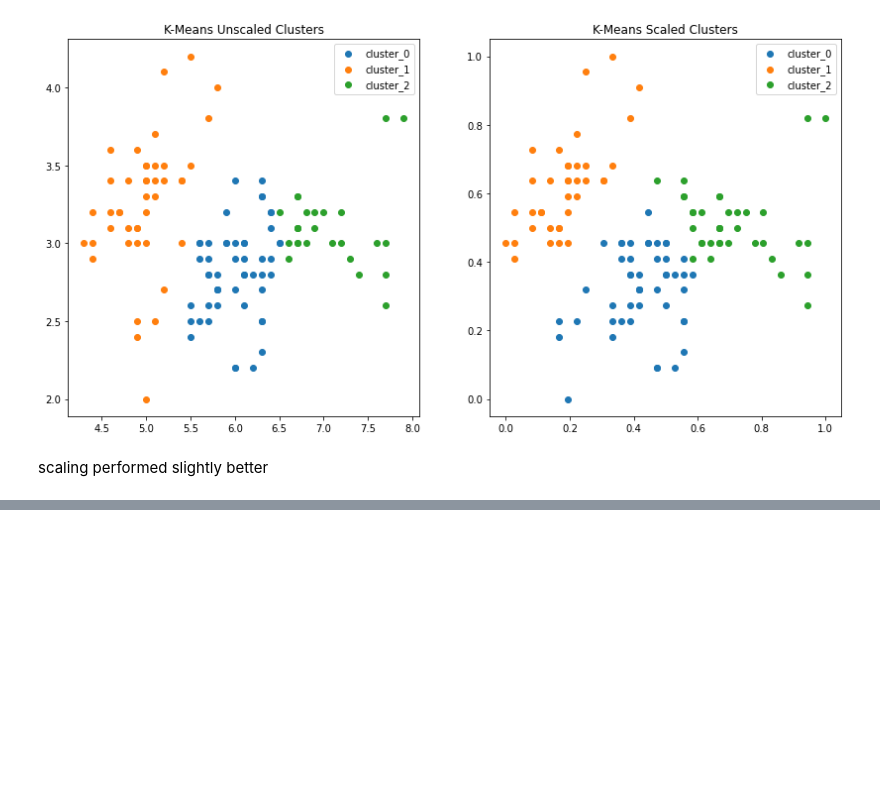
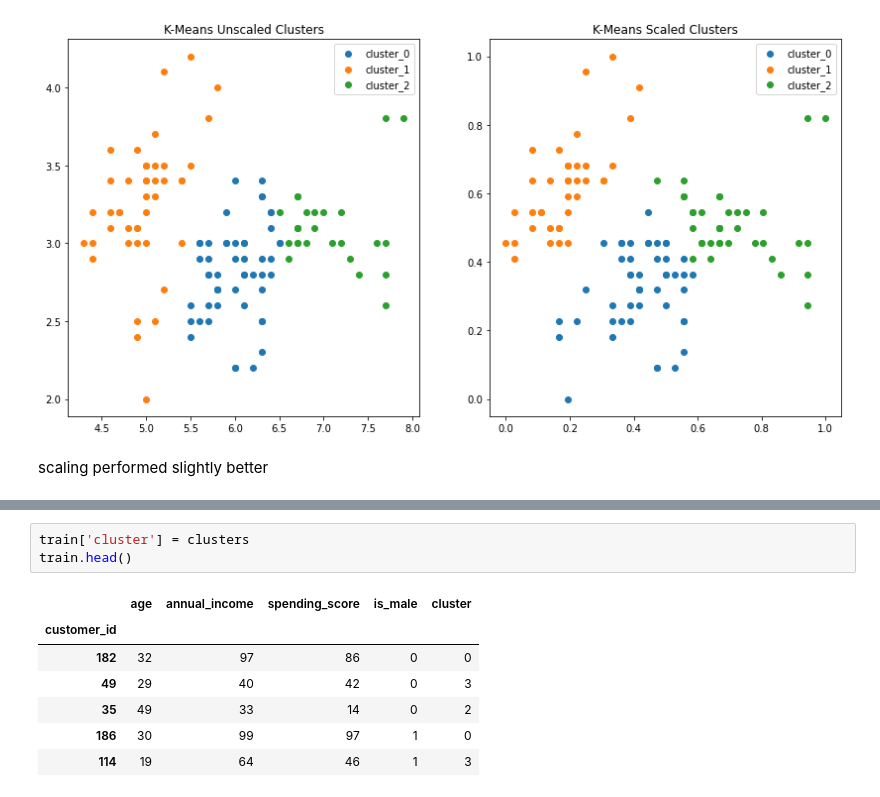
Before and after one commit to lindyc12/clustering_exercises, a Jupyter notebook: modeling.ipynb, the cells around one changed output, grey strips where cells are left out. Cells and saved outputs as stored; diff of their text form; blank space fills up the shorter version.

```diff
--- a/modeling.ipynb
+++ b/modeling.ipynb
@@ -392,0 +442,11 @@ scaling performed slightly better
+# %%
+train['cluster'] = clusters
+train.head()
+# %% [output]
+|  | age | annual_income | spending_score | is_male | cluster |
+| customer_id |  |  |  |  |  |
+| 182 | 32 | 97 | 86 | 0 | 0 |
+| 49 | 29 | 40 | 42 | 0 | 3 |
+| 35 | 49 | 33 | 14 | 0 | 2 |
+| 186 | 30 | 99 | 97 | 1 | 0 |
+| 114 | 19 | 64 | 46 | 1 | 3 |
```
Also changed, not shown: parts of 8 cells of this notebook.
